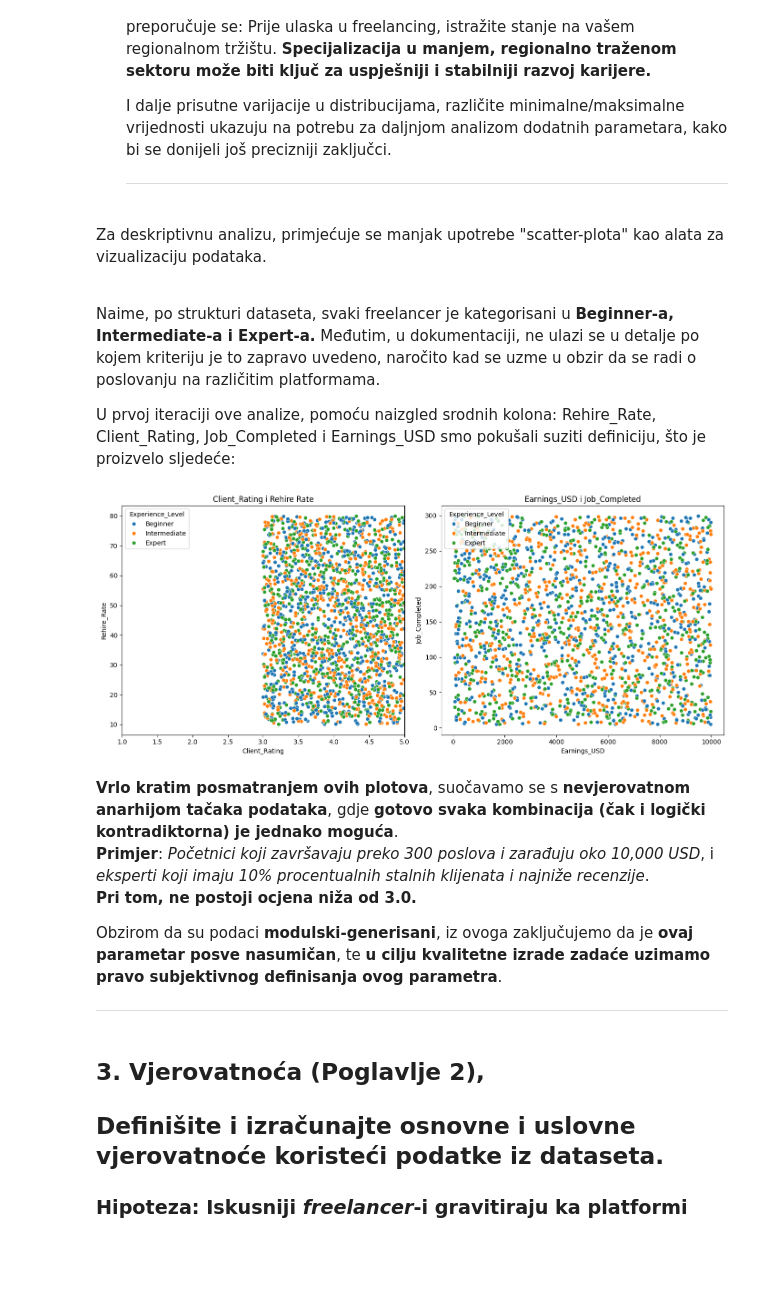
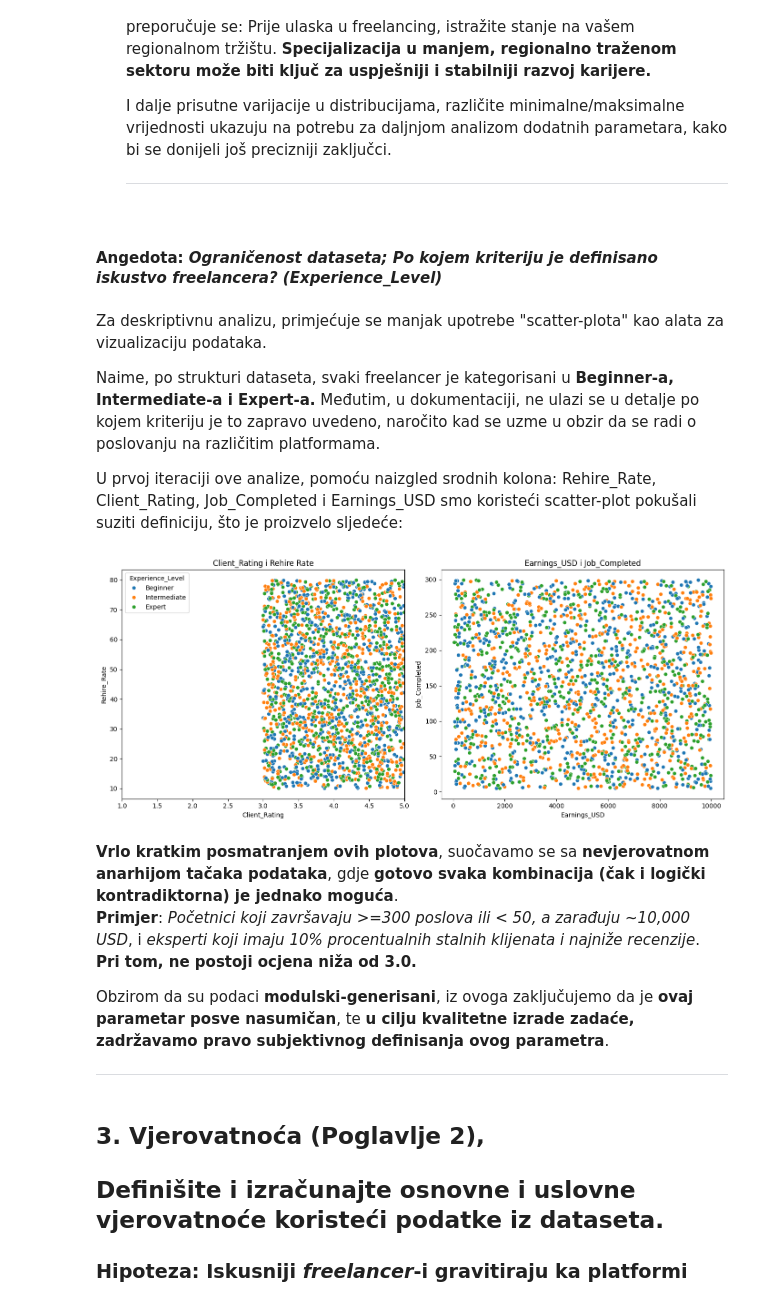
Before and after one commit to Ljut/PSAI-DSAI-datasets, a Jupyter notebook: VIS25_TIM1.ipynb, the cells around one changed output. Cells and saved outputs as stored; diff of their text form; code cells hidden in the pictures; blank space fills up the shorter version.

```diff
--- a/VIS25_TIM1.ipynb
+++ b/VIS25_TIM1.ipynb
@@ -329,28 +331,30 @@ I dalje prisutne varijacije u distribucijama, različite minimalne/maksimalne vr
+# %% [markdown]
+#### **Angedota:** *Ograničenost dataseta; Po kojem kriteriju je definisano iskustvo freelancera? (Experience_Level)*
 # %% [markdown]
-Za deskriptivnu analizu, primjećuje se manjak upotrebe "scatter-plota" kao alata za vizualizaciju podataka.<br><br>
+Za deskriptivnu analizu, primjećuje se manjak upotrebe "scatter-plota" kao alata za vizualizaciju podataka.<br>
 
 Naime, po strukturi dataseta, svaki freelancer je kategorisani u **Beginner-a, Intermediate-a i Expert-a.** Međutim, u dokumentaciji, ne ulazi se u detalje po kojem kriteriju je to zapravo uvedeno, naročito kad se uzme u obzir da se radi o poslovanju na različitim platformama.
 
-U prvoj iteraciji ove analize, pomoću naizgled srodnih kolona: Rehire_Rate, Client_Rating, Job_Completed i Earnings_USD smo pokušali suziti definiciju, što je proizvelo sljedeće:
+U prvoj iteraciji ove analize, pomoću naizgled srodnih kolona: Rehire_Rate, Client_Rating, Job_Completed i Earnings_USD smo koristeći scatter-plot pokušali suziti definiciju, što je proizvelo sljedeće:
 # %%
 
 fig, axes = plt.subplots(1, 2, figsize=(14, 6))
 sns.scatterplot(data=df, y='Rehire_Rate', x='Client_Rating', hue='Experience_Level', ax=axes[0])
 axes[0].set_title('Client_Rating i Rehire Rate')
 axes[0].set_xlim(1, 5)
-sns.scatterplot(data=df, y='Job_Completed', x='Earnings_USD', hue='Experience_Level', ax=axes[1])
+sns.scatterplot(data=df, y='Job_Completed', x='Earnings_USD', hue='Experience_Level', ax=axes[1],legend=False)
 axes[1].set_title('Earnings_USD i Job_Completed')
 
 plt.tight_layout()
 plt.show()
 # %% [output]
-[figure, old version]
+[figure, new version]
 # %% [markdown]
-**Vrlo kratim posmatranjem ovih plotova**, suočavamo se s **nevjerovatnom anarhijom tačaka podataka**, gdje **gotovo svaka kombinacija (čak i logički kontradiktorna) je jednako moguća**.
-**Primjer**: *Početnici koji završavaju preko 300 poslova i zarađuju oko 10,000 USD*, i *eksperti koji imaju 10% procentualnih stalnih klijenata i najniže recenzije*.
+**Vrlo kratkim posmatranjem ovih plotova**, suočavamo se sa **nevjerovatnom anarhijom tačaka podataka**, gdje **gotovo svaka kombinacija (čak i logički kontradiktorna) je jednako moguća**.
+**Primjer**: *Početnici koji završavaju >=300 poslova ili < 50, a zarađuju ~10,000 USD*, i *eksperti koji imaju 10% procentualnih stalnih klijenata i najniže recenzije*.
 **Pri tom, ne postoji ocjena niža od 3.0.**
 
-Obzirom da su podaci **modulski-generisani**, iz ovoga zaključujemo da je **ovaj parametar posve nasumičan**, te **u cilju kvalitetne izrade zadaće uzimamo pravo subjektivnog definisanja ovog parametra**.
+Obzirom da su podaci **modulski-generisani**, iz ovoga zaključujemo da je **ovaj parametar posve nasumičan**, te **u cilju kvalitetne izrade zadaće, zadržavamo pravo subjektivnog definisanja ovog parametra**.
 <hr>
 # %% [markdown]
 ## 3. Vjerovatnoća (Poglavlje 2),
```
Also changed, not shown: parts of 24 cells of this notebook.
